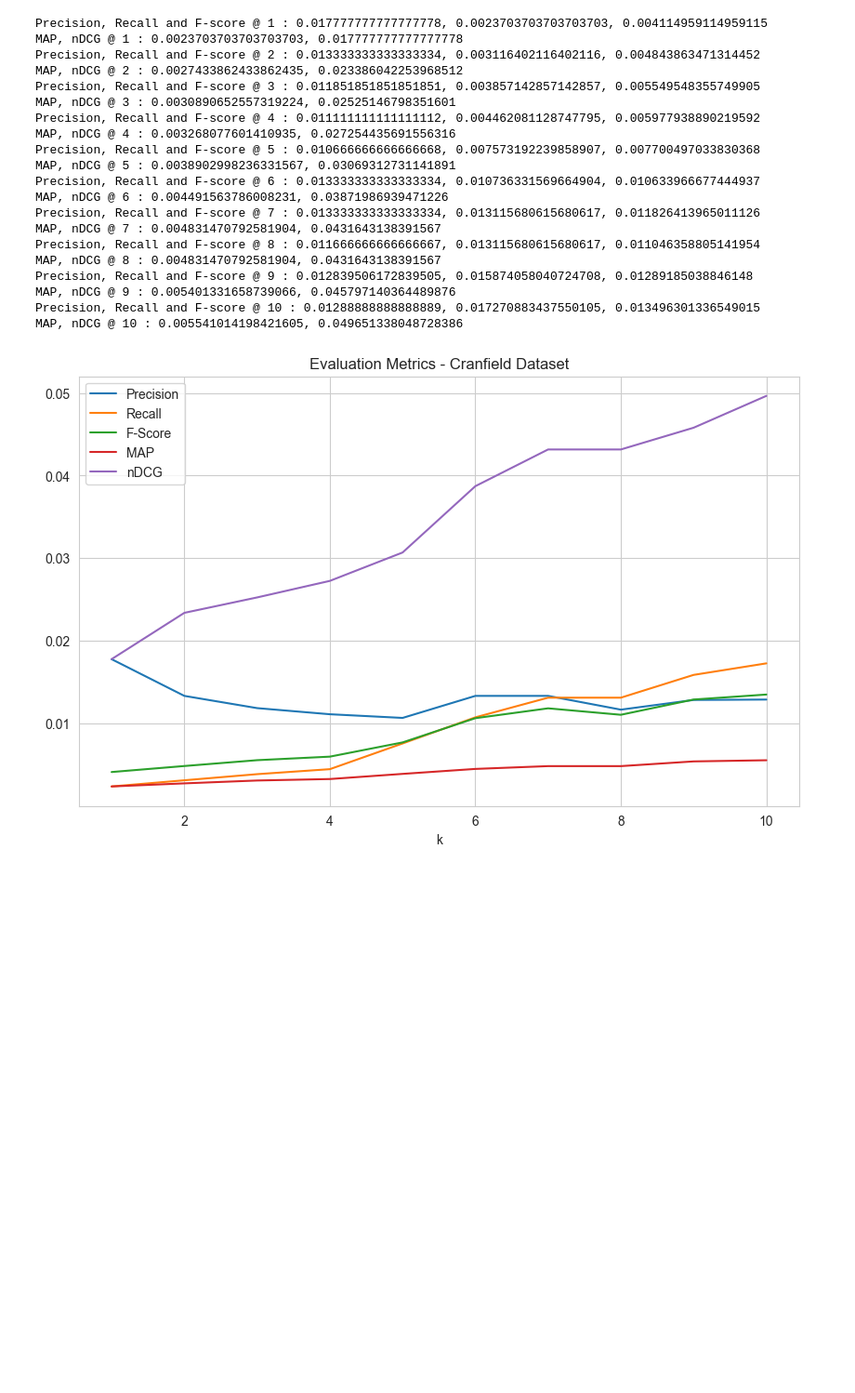
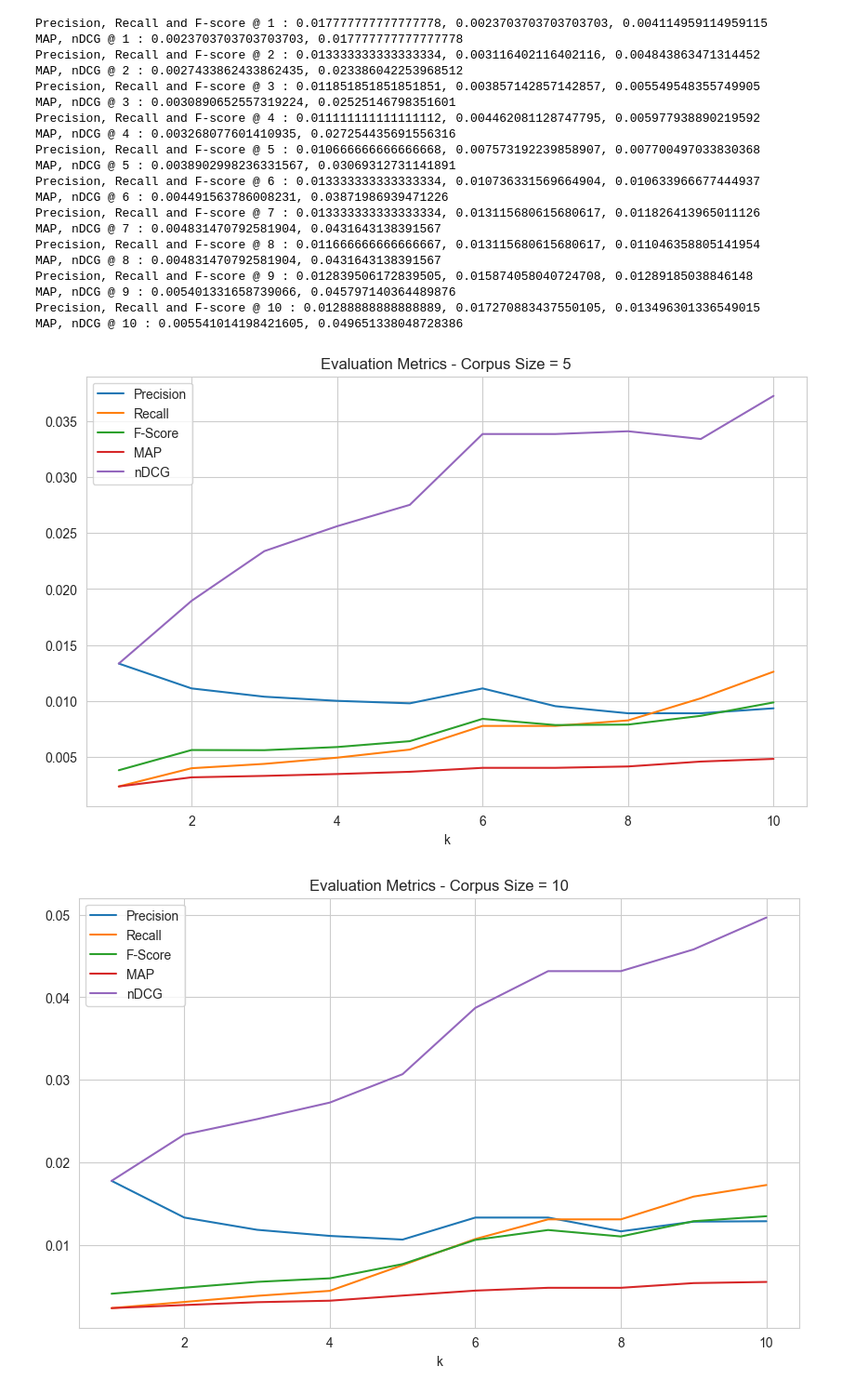
Before and after one commit to petrichor247/ESA-for-IR, a Jupyter notebook: ESA.ipynb, the cells around one changed output. Shown: that part at 93% size. Cells and saved outputs as stored; diff of their text form; code cells hidden in the pictures; blank space fills up the shorter version.

Commit message:
esa - added eval plots

```diff
--- a/ESA.ipynb
+++ b/ESA.ipynb
@@ -422,21 +373,57 @@ Precision, Recall and F-score @ 9 : 0.012839506172839505, 0.015874058040724708,
 MAP, nDCG @ 9 : 0.005401331658739066, 0.045797140364489876
 Precision, Recall and F-score @ 10 : 0.01288888888888889, 0.017270883437550105, 0.013496301336549015
 MAP, nDCG @ 10 : 0.005541014198421605, 0.049651338048728386
-# %%
-import matplotlib.pyplot as plt
-import seaborn as sns
-# Plot the metrics and save plot
-plt.figure(figsize=(10, 6))
-sns.set_style("whitegrid")
-plt.plot(range(1, 11), precisions, label="Precision")
-plt.plot(range(1, 11), recalls, label="Recall")
-plt.plot(range(1, 11), fscores, label="F-Score")
-plt.plot(range(1, 11), MAPs, label="MAP")
-plt.plot(range(1, 11), nDCGs, label="nDCG")
-plt.legend()
-plt.title("Evaluation Metrics - Cranfield Dataset")
-plt.xlabel("k")
-
-plt.show()
-# %% [output]
-[figure, removed]
+# %%
+import matplotlib.pyplot as plt
+import seaborn as sns
+from evaluation import Evaluation
+if not os.path.exists("esa"):
+
+    os.makedirs("esa")
+
+for corpus_size in corpus_sizes:
+    ir = ESAInformationRetrieval(corpus_size=corpus_size)
+    ir.build_vectors()
+
+    queries_json = json.load(open("cranfield/cran_queries.json", 'r'))
+    qrels = json.load(open("cranfield/cran_qrels.json", 'r'))
+
+    query_ids, queries = [item["query number"] for item in queries_json], [item["query"] for item in queries_json]
+
+
+    evaluator = Evaluation()
+
+    doc_IDs_ordered = [ir.rank(query) for query in queries]
+
+    precisions, recalls, fscores, MAPs, nDCGs = [], [], [], [], []
+
+    for k in range(1, 11):
+        precision = evaluator.meanPrecision(doc_IDs_ordered, query_ids, qrels, k)
+        precisions.append(precision)
+        recall = evaluator.meanRecall(doc_IDs_ordered, query_ids, qrels, k)
+        recalls.append(recall)
+        fscore = evaluator.meanFscore(doc_IDs_ordered, query_ids, qrels, k)
+        fscores.append(fscore)
+        #print("Precision, Recall and F-score @ " + str(k) + " : " + str(precision) + ", " + str(recall) + ", " + str(fscore))
+        MAP = evaluator.meanAveragePrecision(doc_IDs_ordered, query_ids, qrels, k)
+        MAPs.append(MAP)
+        nDCG = evaluator.meanNDCG(doc_IDs_ordered, query_ids, qrels, k)
+        nDCGs.append(nDCG)
+        #print("MAP, nDCG @ " + str(k) + " : " + str(MAP) + ", " + str(nDCG))
+
+    # Plot the metrics and save plot
+    plt.figure(figsize=(10, 6))
+    sns.set_style("whitegrid")
+    plt.plot(range(1, 11), precisions, label="Precision")
+    plt.plot(range(1, 11), recalls, label="Recall")
+    plt.plot(range(1, 11), fscores, label="F-Score")
+    plt.plot(range(1, 11), MAPs, label="MAP")
+    plt.plot(range(1, 11), nDCGs, label="nDCG")
+    plt.legend()
+    plt.title(f"Evaluation Metrics - Corpus Size = {corpus_size}")
+    plt.xlabel("k")
+    plt.savefig(f"esa/eval_plot_{corpus_size}.png")
+    plt.show()
+# %% [output]
+[figure, added]
+[figure, added]
```
Also changed, not shown: parts of 2 cells of this notebook.
